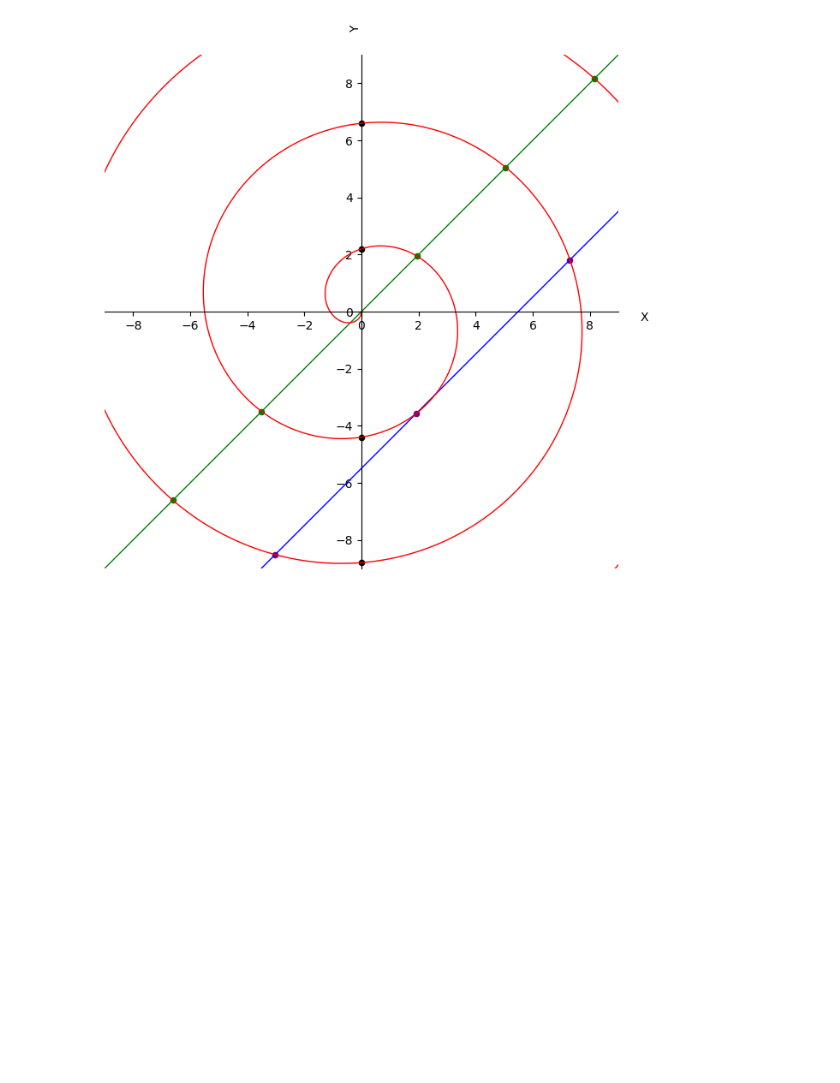
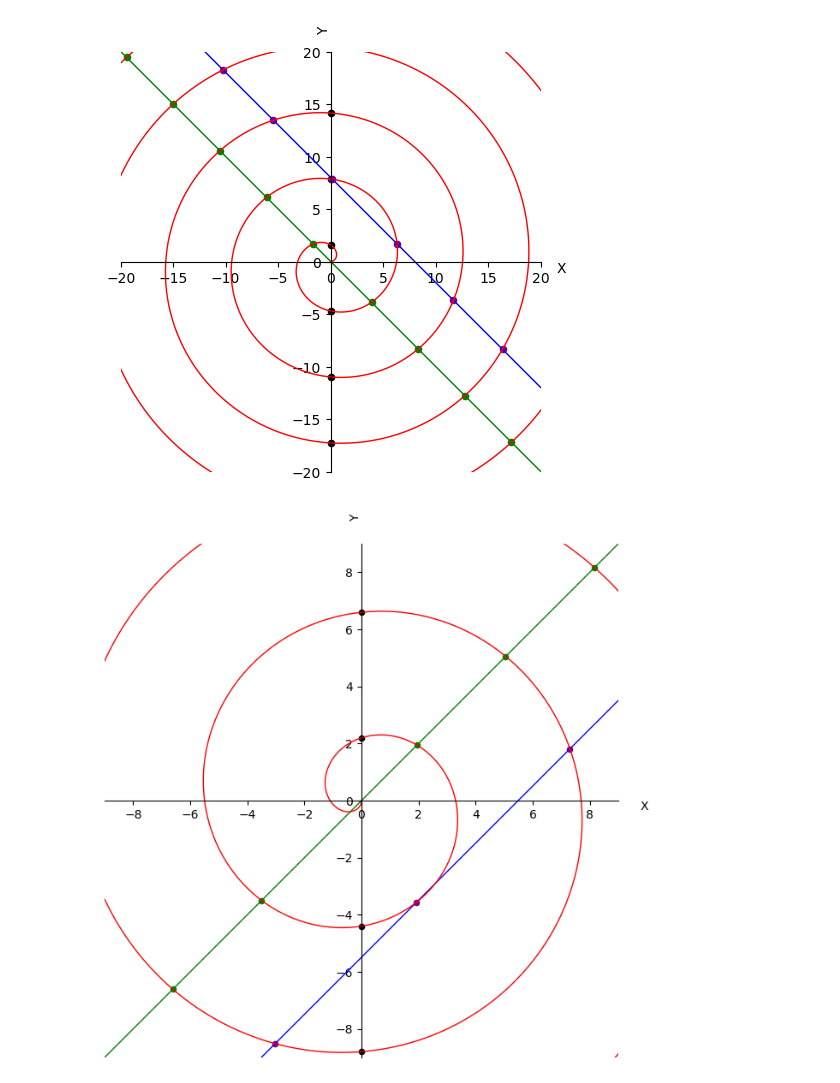
Before and after one commit to Kiril-Lazarov/Intersection-points-between-a-line-and-a-spiral, a Jupyter notebook: Intersection between a line and a spiral.ipynb, the cells around one changed output. Cells and saved outputs as stored; diff of their text form; code cells hidden in the pictures; blank space fills up the shorter version.

```diff
--- a/Intersection between a line and a spiral.ipynb
+++ b/Intersection between a line and a spiral.ipynb
@@ -56,3 +72,12 @@ Clearly, both equations do not have an analytical solution because isolating the
+# %%
+a = -1
+b = 8
+v = 1
+w = 1
+theta_0 = 0
+plot_objects(a, b, v, w, theta_0)
+# %% [output]
+[figure, added]
 # %%
 def plot_objects(a, b, spiral_radius_velocity,
                  spiral_angle_velocity, init_spiral_angle,
```
Also changed, not shown: parts of 1 cell of this notebook.
